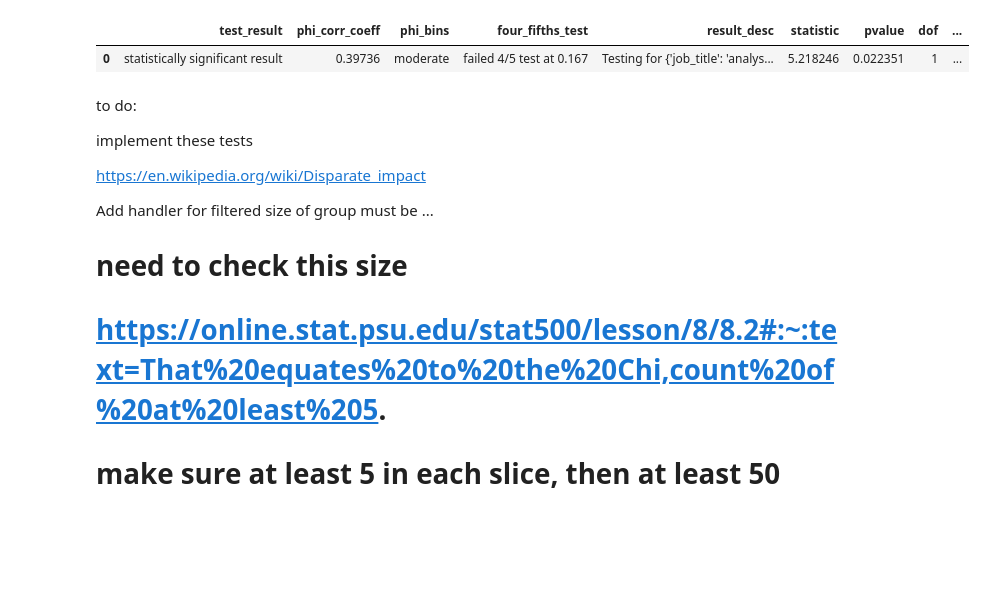
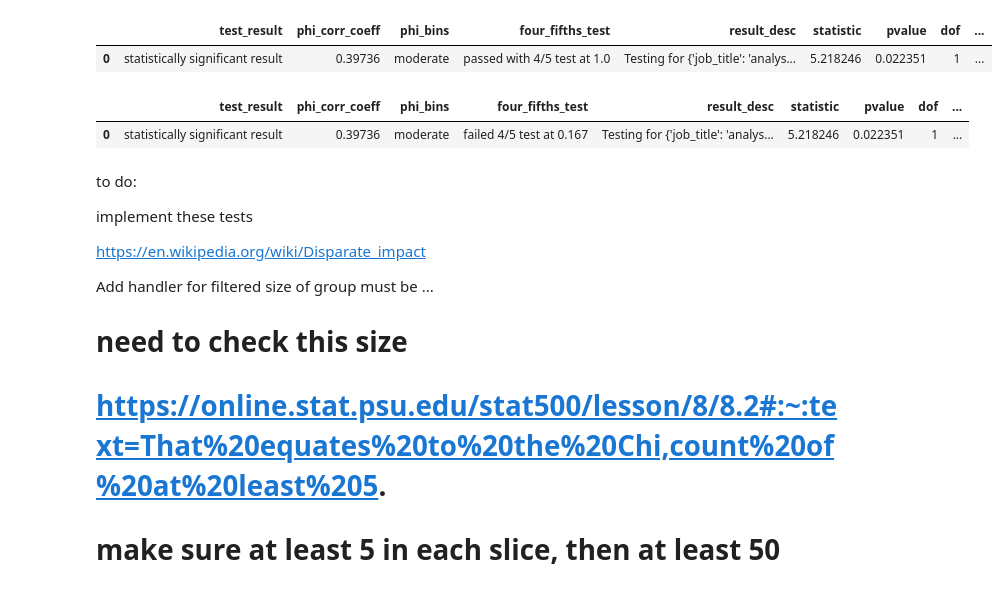
Before and after one commit to hrailabs/toolkit, a Jupyter notebook: toolkit.ipynb, the cells around one changed output. Drawn from its saved outputs; the diff is of its cells as text; code cells hidden in the pictures; blank space fills up the shorter version.

```diff
--- a/toolkit.ipynb
+++ b/toolkit.ipynb
@@ -928,3 +1031,20 @@ df_result['result_desc'].tolist()
+# %%
+import yaml
+import model
+
+with open('config.yaml') as f:
+    config = yaml.safe_load(f)
+
+model = model.Model(config)
+
+df_prep, tbl = model.prep()
+
+df_result = model.analysis(df_prep.copy(), tbl)
+# %%
+df_result
+# %% [output]
+|  | test_result | phi_corr_coeff | phi_bins | four_fifths_test | result_desc | statistic | pvalue | dof | ... |
+| 0 | statistically significant result | 0.39736 | moderate | passed with 4/5 test at 1.0 | Testing for {'job_title': 'analys... | 5.218246 | 0.022351 | 1 | ... |
 # %%
 df_result
 # %% [output]
```
Also changed, not shown: parts of 1 cell of this notebook, 6 other files.
